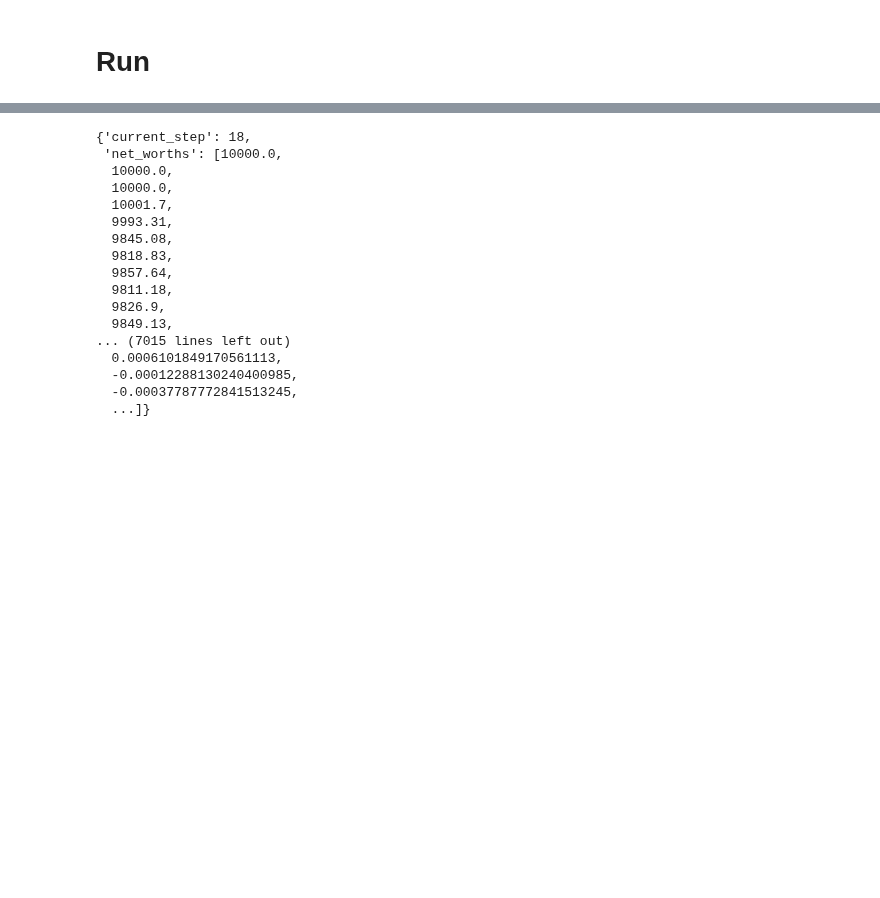
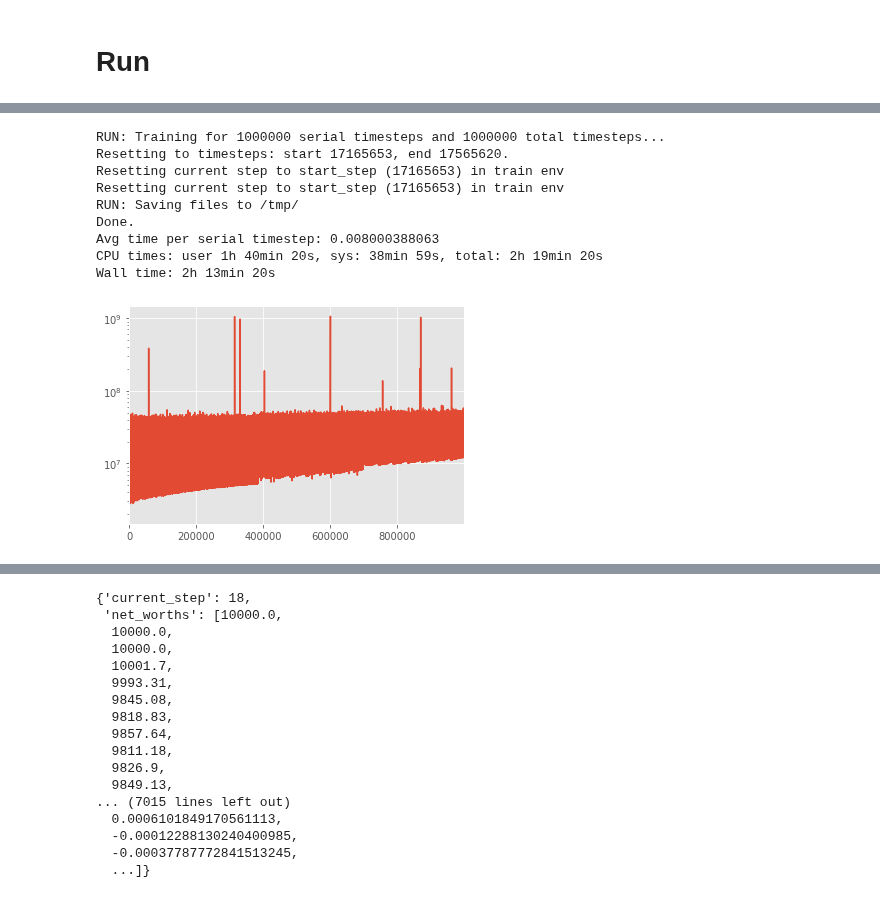
Before and after one commit to perjonasam/dunderbot, a Jupyter notebook: Playground.ipynb, the cells around one changed output, grey strips where cells are left out. Saved outputs shown, nothing was run; the diff lists cells and outputs as text; code cells hidden in the pictures; blank space fills up the shorter version.

```diff
--- a/Playground.ipynb
+++ b/Playground.ipynb
@@ -144,0 +168,20 @@ KeyboardInterrupt:
+# %%
+%%time
+# Everything except reward
+serial_timesteps = 1000000
+
+past = datetime.now()
+model = run.train(env=env, serial_timesteps=serial_timesteps, logging=False)
+print(f'Avg time per serial timestep: {(datetime.now()-past).total_seconds()/serial_timesteps}')
+create_timedelta_and_plot(model=model)
+# %% [output]
+RUN: Training for 1000000 serial timesteps and 1000000 total timesteps...
+Resetting to timesteps: start 17165653, end 17565620.
+Resetting current step to start_step (17165653) in train env
+Resetting current step to start_step (17165653) in train env
+RUN: Saving files to /tmp/
+Done.
+Avg time per serial timestep: 0.008000388063
+CPU times: user 1h 40min 20s, sys: 38min 59s, total: 2h 19min 20s
+Wall time: 2h 13min 20s
+[figure, added]
```
Also changed, not shown: parts of 26 cells of this notebook, 8 other files.
